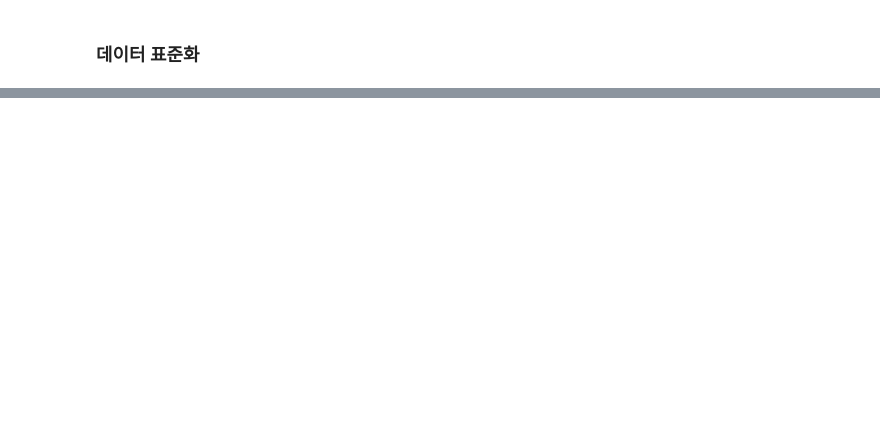
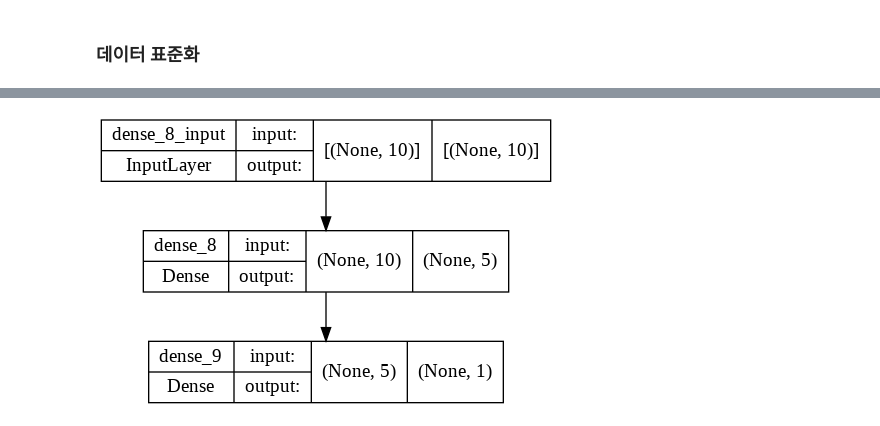
Before and after one commit to joungminhee/Project, a Jupyter notebook: churn_modeling.ipynb, the cells around one changed output, grey strips where cells are left out. Saved outputs shown, nothing was run; the diff lists cells and outputs as text; code cells hidden in the pictures; blank space fills up the shorter version.

```diff
--- a/churn_modeling.ipynb
+++ b/churn_modeling.ipynb
@@ -448 +420,5 @@ array([[ 1.50416548,  0.91670588, -0.00783352, ..., -0.57003687,
+# %%
+# df -> 배열로 변환
+X_tr = X_tr.values
+X_te = X_te.values
 # %% [markdown]
@@ -454,10 +491,8 @@ from tensorflow import keras
 ann = tf.keras.models.Sequential()
 ann.add(tf.keras.layers.Dense(units=5,
                               activation='relu',
-                              input_shape=(19,)))
-ann.add(tf.keras.layers.Dense(units=5, activation='relu'))
+                              input_shape=(10,)))
 ann.add(tf.keras.layers.Dense(units=1, activation='sigmoid'))
-ann.compile(optimizer='adam', loss='binary_crossentropy', metrics=['accuracy'])
-history = ann.fit(X_tr, y_tr, batch_size=32, epochs=50, validation_split=0.4)
+ann.compile(optimizer='adam', loss='binary_crossentropy', metrics='accuracy')
 ann.summary()
 # %% [output]
@@ -546,0 +519,9 @@ print(confusion_matrix(y_te, y_pred))
+# %%
+checkpoint_cb = keras.callbacks.ModelCheckpoint('best_cnn_model.h5',
+                                                save_best_only=True)
+early_stop_cb = keras.callbacks.EarlyStopping(patience=3,
+                                              restore_best_weights=True)
+# %%
+history = ann.fit(x=X_tr, y= y_tr ,epochs=100,
+                  callbacks=[checkpoint_cb, early_stop_cb],
+                    validation_data=(X_te, y_te))
@@ -546,0 +563,5 @@ print(confusion_matrix(y_te, y_pred))
+# %%
+from tensorflow.keras.utils import plot_model
+plot_model(ann, show_shapes = True)
+# %% [output]
+[figure, added]
```
Also changed, not shown: parts of 41 cells of this notebook.
